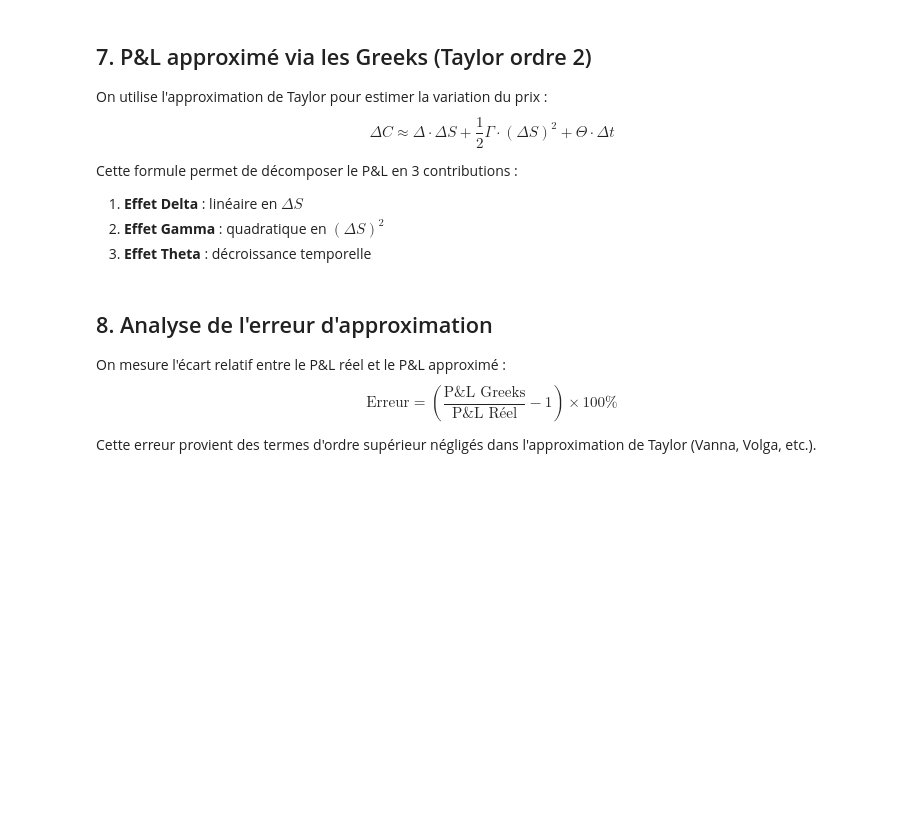
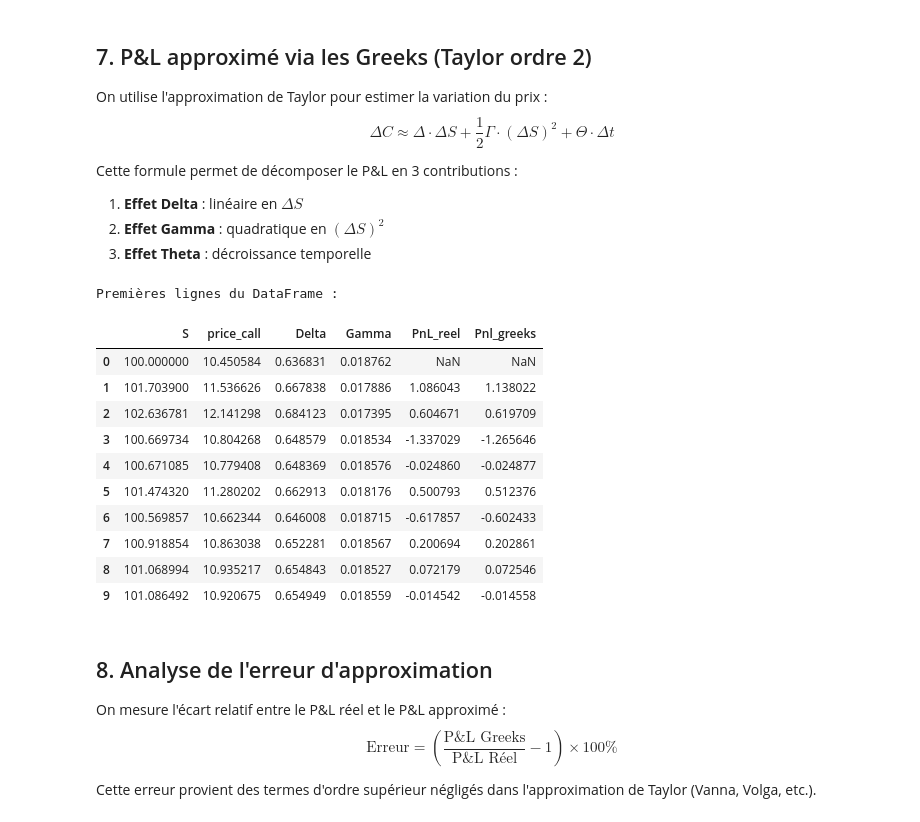
Before and after one commit to thomasnassar/quantitative-finance-notebooks, a Jupyter notebook: Greeks/real_vs_greeks_PnL.ipynb, the cells around one changed output. Cells and saved outputs as stored; diff of their text form; code cells hidden in the pictures; blank space fills up the shorter version.

```diff
--- a/Greeks/real_vs_greeks_PnL.ipynb
+++ b/Greeks/real_vs_greeks_PnL.ipynb
@@ -194,17 +216,30 @@ Cette formule permet de décomposer le P&L en 3 contributions :
 # %%
 # Calcul de la variation du spot
 df['dS'] = df['S'] - df['S'].shift()
 
 # P&L approximé via les Greeks (formule de Taylor)
 df['Pnl_greeks'] = (
     df['Delta'] * df['dS']                  # Terme linéaire (Delta)
     + 0.5 * df['Gamma'] * (df['dS']**2)     # Terme quadratique (Gamma)
     + df['theta'] * dt                       # Time decay (Theta quotidien)
 )
 
 # Affichage des premières lignes
 print("\nPremières lignes du DataFrame :")
-print(df[['S', 'price_call', 'Delta', 'Gamma', 'PnL_reel', 'Pnl_greeks']].head(10))
+df[['S', 'price_call', 'Delta', 'Gamma', 'PnL_reel', 'Pnl_greeks']].head(10)
+# %% [output]
+Premières lignes du DataFrame :
+|  | S | price_call | Delta | Gamma | PnL_reel | Pnl_greeks |
+| 0 | 100.000000 | 10.450584 | 0.636831 | 0.018762 | NaN | NaN |
+| 1 | 101.703900 | 11.536626 | 0.667838 | 0.017886 | 1.086043 | 1.138022 |
+| 2 | 102.636781 | 12.141298 | 0.684123 | 0.017395 | 0.604671 | 0.619709 |
+| 3 | 100.669734 | 10.804268 | 0.648579 | 0.018534 | -1.337029 | -1.265646 |
+| 4 | 100.671085 | 10.779408 | 0.648369 | 0.018576 | -0.024860 | -0.024877 |
+| 5 | 101.474320 | 11.280202 | 0.662913 | 0.018176 | 0.500793 | 0.512376 |
+| 6 | 100.569857 | 10.662344 | 0.646008 | 0.018715 | -0.617857 | -0.602433 |
+| 7 | 100.918854 | 10.863038 | 0.652281 | 0.018567 | 0.200694 | 0.202861 |
+| 8 | 101.068994 | 10.935217 | 0.654843 | 0.018527 | 0.072179 | 0.072546 |
+| 9 | 101.086492 | 10.920675 | 0.654949 | 0.018559 | -0.014542 | -0.014558 |
 # %% [markdown]
 ## 8. Analyse de l'erreur d'approximation
 
```
Also changed, not shown: parts of 12 cells of this notebook, 1 other file.
